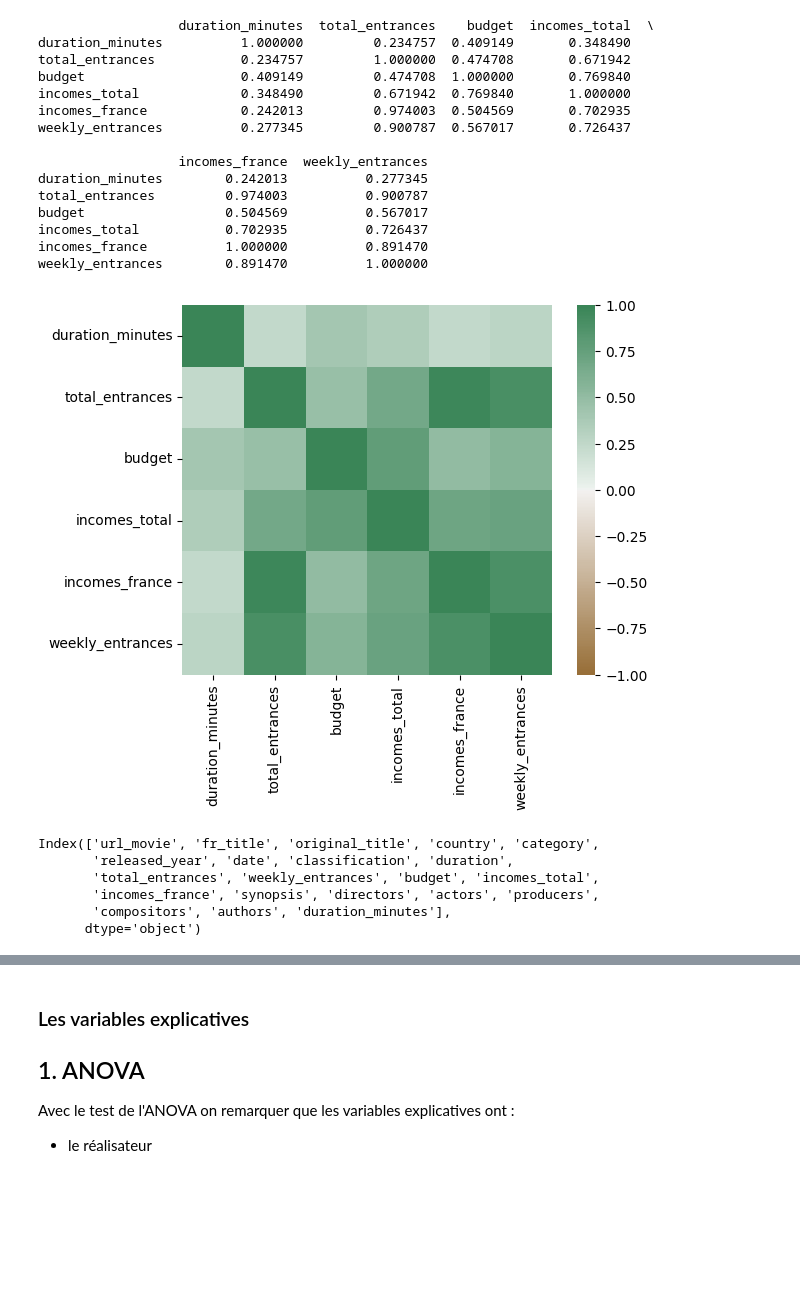
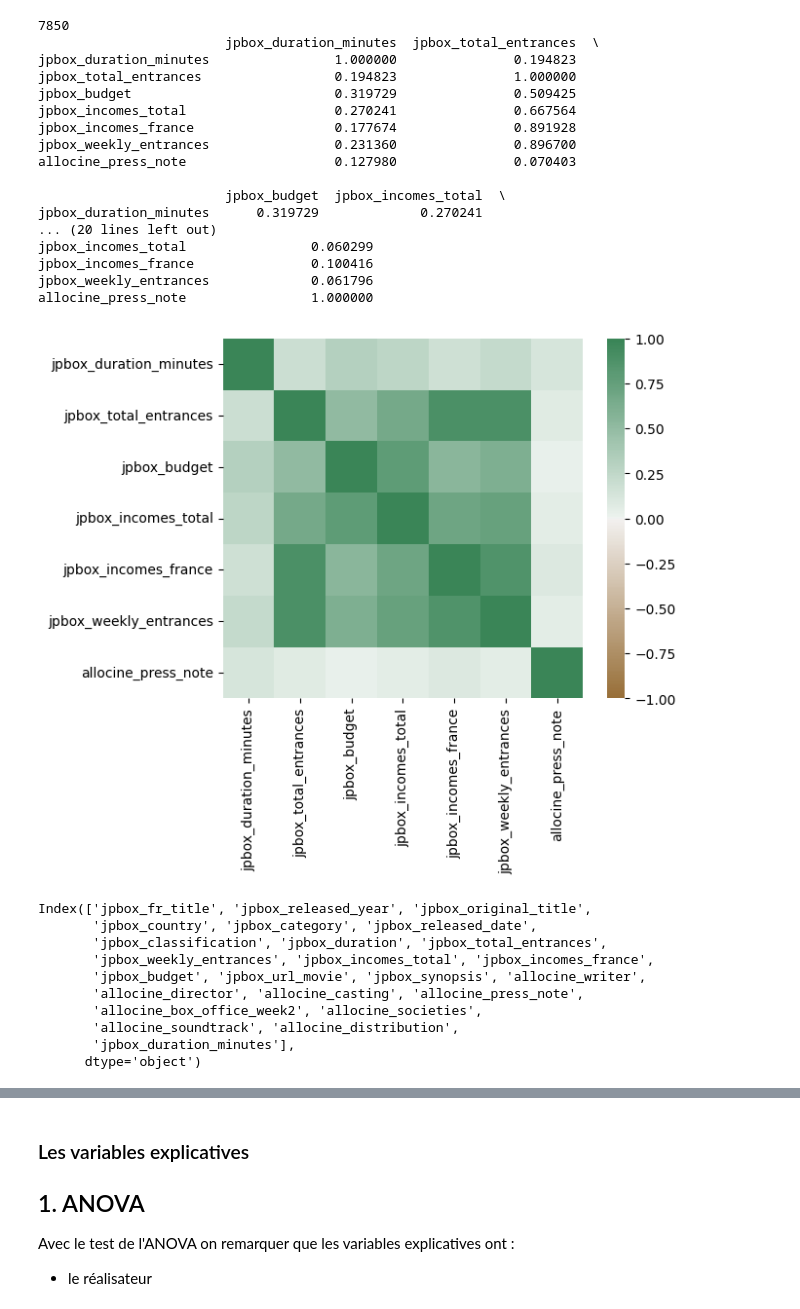
Before and after one commit to haceneZERROUK/MLrecap_scraping, a Jupyter notebook: jpbox_movies/eda.ipynb, the cells around one changed output, grey strips where cells are left out. Saved outputs shown, nothing was run; the diff lists cells and outputs as text; code cells hidden in the pictures; blank space fills up the shorter version.

```diff
--- a/jpbox_movies/eda.ipynb
+++ b/jpbox_movies/eda.ipynb
@@ -88,41 +171,49 @@ print(df['incomes_total'].isna().sum())
 # %%
 # df pour la heatmap
-df_pearson = df.copy()
-df_pearson = df.dropna()[['duration_minutes', 'total_entrances','budget','incomes_total','incomes_france', 'weekly_entrances']]
+df_pearson = df_join.copy()
+df_pearson = df_pearson[['jpbox_duration_minutes', 'jpbox_total_entrances','jpbox_budget','jpbox_incomes_total','jpbox_incomes_france', 'jpbox_weekly_entrances','allocine_press_note']]
+
 corr_df_pearon = df_pearson.corr()
+print(len(df_pearson))
 print (corr_df_pearon)
 
 axis_corr = sns.heatmap(
 corr_df_pearon,
 vmin=-1, vmax=1, center=0,
 cmap=sns.diverging_palette(50, 500, n=500),
 square=True
 )
 
 plt.show()
 # %% [output]
-                  duration_minutes  total_entrances    budget  incomes_total  \
-duration_minutes          1.000000         0.234757  0.409149       0.348490
-total_entrances           0.234757         1.000000  0.474708       0.671942
-budget                    0.409149         0.474708  1.000000       0.769840
-incomes_total             0.348490         0.671942  0.769840       1.000000
-incomes_france            0.242013         0.974003  0.504569       0.702935
-weekly_entrances          0.277345         0.900787  0.567017       0.726437
+7850
+                        jpbox_duration_minutes  jpbox_total_entrances  \
+jpbox_duration_minutes                1.000000               0.194823
+jpbox_total_entrances                 0.194823               1.000000
+jpbox_budget                          0.319729               0.509425
+jpbox_incomes_total                   0.270241               0.667564
+jpbox_incomes_france                  0.177674               0.891928
+jpbox_weekly_entrances                0.231360               0.896700
+allocine_press_note                   0.127980               0.070403
 
-                  incomes_france  weekly_entrances
-duration_minutes        0.242013          0.277345
-total_entrances         0.974003          0.900787
-budget                  0.504569          0.567017
-incomes_total           0.702935          0.726437
-incomes_france          1.000000          0.891470
-weekly_entrances        0.891470          1.000000
+                        jpbox_budget  jpbox_incomes_total  \
+jpbox_duration_minutes      0.319729             0.270241
+... (20 lines left out)
+jpbox_incomes_total                0.060299
+jpbox_incomes_france               0.100416
+jpbox_weekly_entrances             0.061796
+allocine_press_note                1.000000
-[figure, old version]
+[figure, new version]
 # %%
-df.columns
+df_join.columns
 # %% [output]
-Index(['url_movie', 'fr_title', 'original_title', 'country', 'category',
-       'released_year', 'date', 'classification', 'duration',
-       'total_entrances', 'weekly_entrances', 'budget', 'incomes_total',
-       'incomes_france', 'synopsis', 'directors', 'actors', 'producers',
-       'compositors', 'authors', 'duration_minutes'],
+Index(['jpbox_fr_title', 'jpbox_released_year', 'jpbox_original_title',
+       'jpbox_country', 'jpbox_category', 'jpbox_released_date',
+       'jpbox_classification', 'jpbox_duration', 'jpbox_total_entrances',
+       'jpbox_weekly_entrances', 'jpbox_incomes_total', 'jpbox_incomes_france',
+       'jpbox_budget', 'jpbox_url_movie', 'jpbox_synopsis', 'allocine_writer',
+       'allocine_director', 'allocine_casting', 'allocine_press_note',
+       'allocine_box_office_week2', 'allocine_societies',
+       'allocine_soundtrack', 'allocine_distribution',
+       'jpbox_duration_minutes'],
       dtype='object')
```
Also changed, not shown: parts of 26 cells of this notebook, 2 other files.
